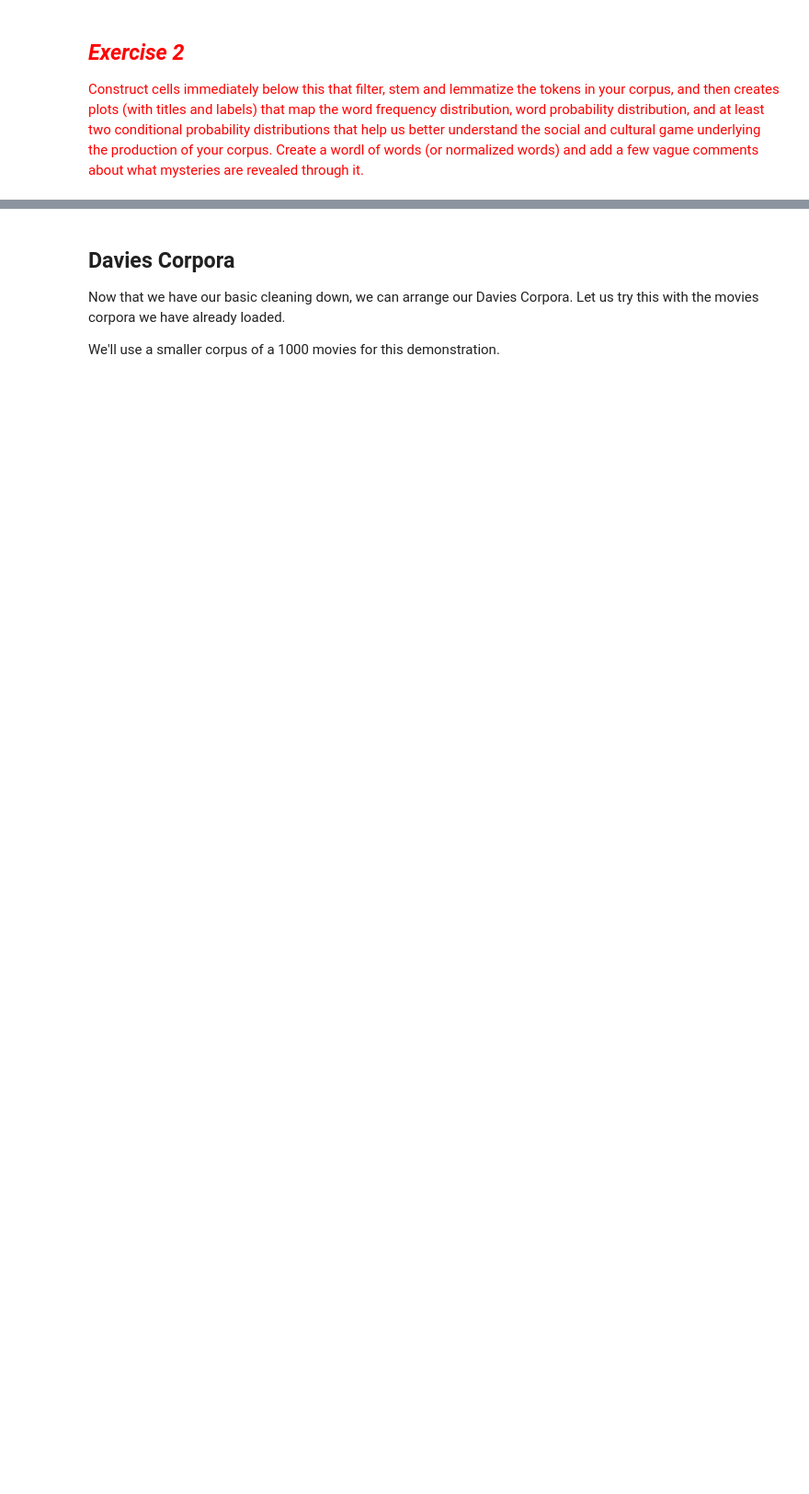
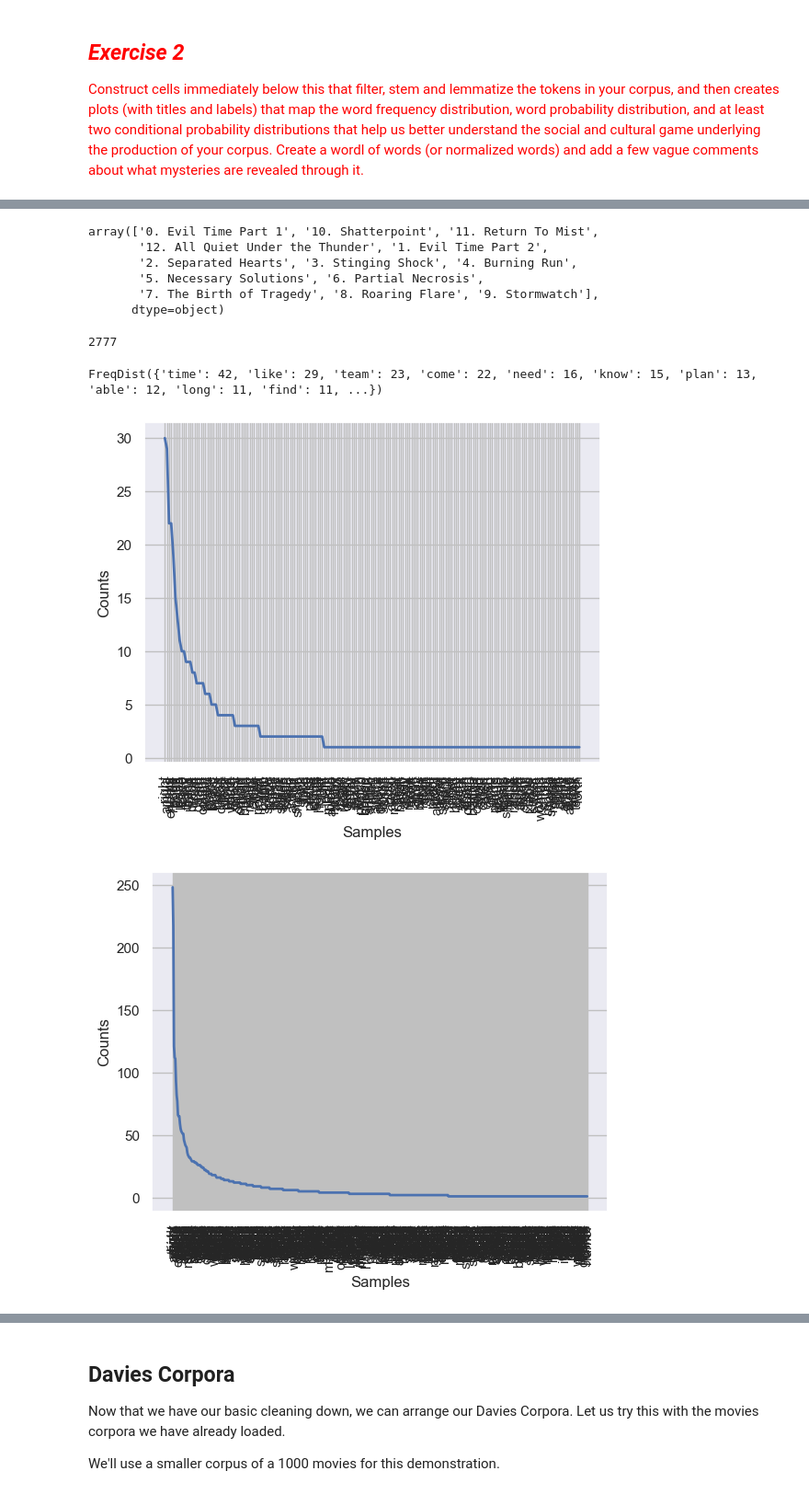
Before and after one commit to Marugannwg/Contant_Analysis_Study, a Jupyter notebook: week 2/2-Counting Words & Phrases to Trace the Distribution of Meaning.ipynb, the cells around one changed output, grey strips where cells are left out. Shown at 92% size. Drawn from its saved outputs; the diff is of its cells as text; code cells hidden in the pictures; blank space fills up the shorter version.

```diff
--- a/week 2/2-Counting Words & Phrases to Trace the Distribution of Meaning.ipynb
+++ b/week 2/2-Counting Words & Phrases to Trace the Distribution of Meaning.ipynb
@@ -470,0 +635,15 @@ Name: word_counts, dtype: int64
+# %%
+nlp = spacy.load("en_core_web_sm")
+
+def tokenize_dialogues(df):
+    """ Tokenize the dialogues and count the words. """
+    word_count = Counter()
+
+    for dialogue in df['Dialogue'].dropna():
+        doc = nlp(dialogue)
+        tokens = [token.text.lower() for token in doc if token.is_alpha]  # Filter out punctuation and numbers (I'll leave other stopword for next exercise)
+        word_count.update(tokens)
+
+    return word_count
+
+word_count = tokenize_dialogues(main_plots_df)
@@ -471,3 +809,9 @@ Name: word_counts, dtype: int64
+# %%
+# Dispersion Plot
+sns.reset_orig() #Seaborn messes with this plot, disabling it
+words_to_plot = ['Amiya', 'Lungmen', 'Catastrophe']
+kaltsit_nltk.dispersion_plot(words_to_plot)
+sns.set() #Re-enabling seaborn
 # %% [markdown]
 # Filtering and normalizing text
 
@@ -684,0 +1142,6 @@ plt.savefig("whitehouse_word_cloud.pdf", format = 'pdf')
+# %%
+main_plots_df['normalized_tokens'] = main_plots_df['Dialogue'].apply(lambda x: normalizeTokens(x))
+
+main_plots_df['normalized_tokens_count'] = main_plots_df['normalized_tokens'].apply(lambda x: len(x))
+
+main_plots_df
@@ -684,0 +1172,39 @@ plt.savefig("whitehouse_word_cloud.pdf", format = 'pdf')
+# %%
+# give a list of unique story names
+main_plots_df['Story'].unique()
+# %% [output]
+array(['0. Evil Time Part 1', '10. Shatterpoint', '11. Return To Mist',
+       '12. All Quiet Under the Thunder', '1. Evil Time Part 2',
+       '2. Separated Hearts', '3. Stinging Shock', '4. Burning Run',
+       '5. Necessary Solutions', '6. Partial Necrosis',
+       '7. The Birth of Tragedy', '8. Roaring Flare', '9. Stormwatch'],
+      dtype=object)
+# %%
+#whcfdist = nltk.ConditionalFreqDist(((len(w), w) for w in whReleases['normalized_tokens'].sum()))
+
+## compare the conditional frequency distribution of each story
+
+# create a dictionary to store the conditional frequency and probability distribution of each story
+story_cfdist = {}
+story_cpdist = {}
+
+for story in main_plots_df['Story'].unique():
+    story_cfdist[story] = nltk.ConditionalFreqDist(((len(w), w) for w in main_plots_df[main_plots_df['Story'] == story]['normalized_tokens'].sum()))
+    story_cpdist[story] = nltk.ConditionalProbDist(story_cfdist[story], nltk.ELEProbDist)
+# %%
+## how many unique, meaningful words in stories
+len(main_plots_df[main_plots_df['Story'] == story]['normalized_tokens'].sum())
+# %% [output]
+2777
+# %%
+story_cfdist['0. Evil Time Part 1'][4]
+# %% [output]
+FreqDist({'time': 42, 'like': 29, 'team': 23, 'come': 22, 'need': 16, 'know': 15, 'plan': 13, 'able': 12, 'long': 11, 'find': 11, ...})
+# %%
+## sketch the conditional probability distribution for the first 3 stories on 5-letter words (just as experiment)
+
+for story in main_plots_df['Story'].unique()[:3]:
+    story_cfdist[story][5].plot()
+# %% [output]
+[figure, added]
+[figure, added]
```
Also changed, not shown: parts of 62 cells of this notebook.
